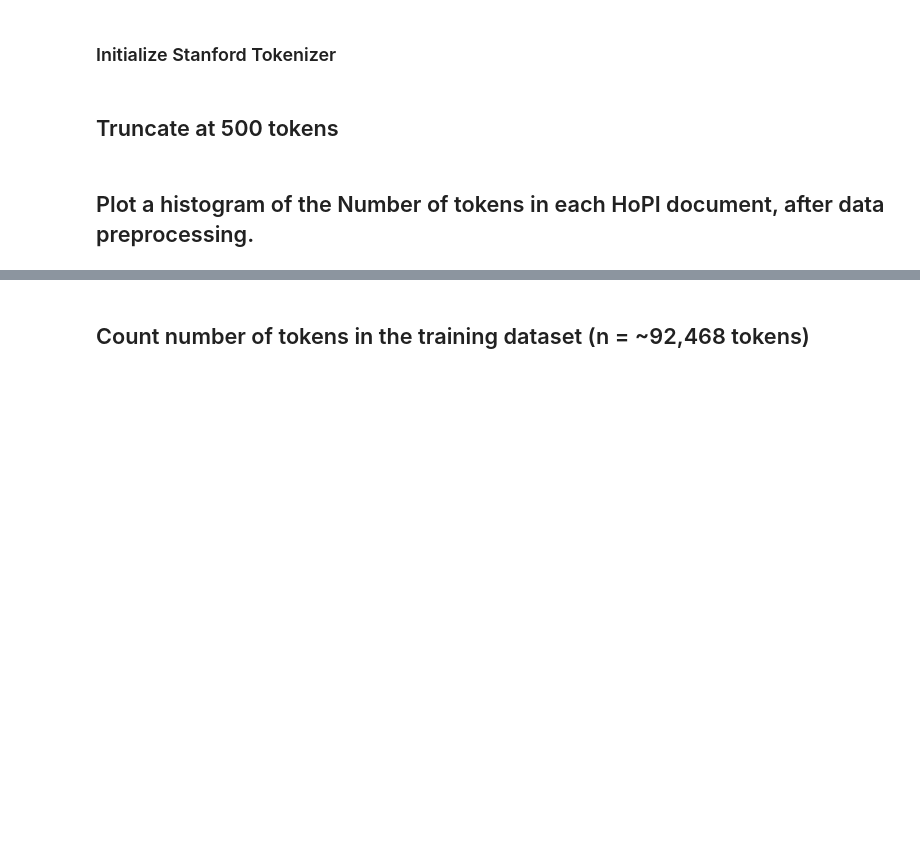
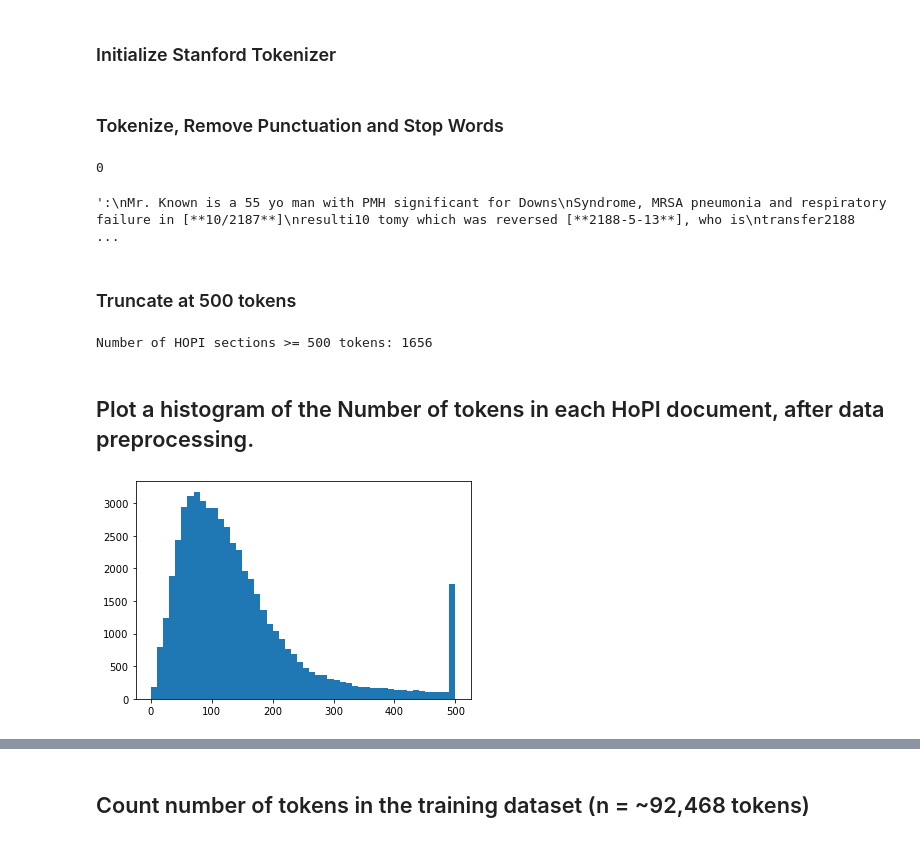
Before and after one commit to AshleyRoakes/CSE6250-Project, a Jupyter notebook: MIMIC Project.ipynb, the cells around one changed output, grey strips where cells are left out. Drawn from its saved outputs; the diff is of its cells as text; code cells hidden in the pictures; blank space fills up the shorter version.

```diff
--- a/MIMIC Project.ipynb
+++ b/MIMIC Project.ipynb
@@ -115,6 +118,3 @@ def process_notes(st):
     else:
         n = ''
     return n
-# %%
-df['HOPI'] = df["TEXT"].map(lambda t: process_notes(t))
-df = df[df['HOPI'] != ""]
@@ -122,10 +124,14 @@ df = df[df['HOPI'] != ""]
 ### Number of missing HOPI sections
 # %%
 # Detect history of present illness in text (n = 2641 records without HoPI data)
+df_hopi = df[df["HOPI"] != ""].reset_index()
+
 missing = df[df["HOPI"] == ""].reset_index()
 
 len(missing)
 
 # Should be 2641 records
 print("Notes without HOPI sections: " + str(len(missing)))
+
+df_hopi
 # %% [output]
@@ -168,6 +165,58 @@ df['tokens'] = df["HOPI"].map(lambda n: word_tokenize(n))
+# %% [markdown]
+### Tokenize, Remove Punctuation and Stop Words
+# %%
+# THIS CELL WILL BE REMOVED
+# For testing out other possible HOPI section headers
+
+#PREOPERATIVE DIAGNOSIS (n = 6)
+#ADMISSION DIAGNOSIS(es) (n = 38)(n = 45)
+#ADMITTING DIAGNOSES (n = 7)
+#HOSPITAL COURSE
+#REASON FOR ADMISSION
+
+ms = missing["TEXT"].map(lambda t: re.search("\nHISTORY:", t))
+m = missing[~ms.isna()].reset_index()
+
+cap = 138
+lw = 15
+lwlw = 12
+hpi = 2
+crs = 951
+print(len(m))
+#print(m["TEXT"][1])
+
+#missing["TEXT"].to_csv(root + "no hopi.csv"
+
+df["HOPI"][8]
+# %% [output]
+0
+':\nMr. Known is a 55 yo man with PMH significant for Downs\nSyndrome, MRSA pneumonia and respiratory failure in [**10/2187**]\nresulti10 tomy which was reversed [**2188-5-13**], who is\ntransfer2188  ...
+# %%
+# Remove punctuation, non-characters, etc.
+df_hopi["HOPI"] = df_hopi["HOPI"].apply(lambda x: re.sub('\[\*\*[^\]]*\*\*\]', '', x))
+df_hopi["HOPI"] = df_hopi["HOPI"].apply(lambda x: re.sub('<[^>]*>', '', x))
+df_hopi["HOPI"] = df_hopi["HOPI"].apply(lambda x: re.sub('[\W]+', ' ', x))
+df_hopi["HOPI"] = df_hopi["HOPI"].apply(lambda x: re.sub("\d+", " ", x))
+
+# Tokenize
+df_hopi['tokens'] = df_hopi["HOPI"].map(lambda n: word_tokenize(n))
 # %% [markdown]
-## Truncate at 500 tokens
+### Truncate at 500 tokens
 # %%
 # Truncate records with more than 500 tokes (n = 1143)
+count = df_hopi['tokens'].map(lambda c: len(np.unique(c)))
+
+df_hopi["trunc"] = df_hopi['tokens'].map(lambda c: np.unique(c)[0:500])
+
+print("Number of HOPI sections >= 500 tokens: " + str(len(df_hopi[count>=500])))
+# %% [output]
+Number of HOPI sections >= 500 tokens: 1656
 # %% [markdown]
 ## Plot a histogram of the Number of tokens in each HoPI document, after data preprocessing.
+# %%
+df_hopi["trunc_len"] = df_hopi['trunc'].map(lambda c: len(c))
+
+plt.hist(df_hopi["trunc_len"], np.arange(0, 501, 10))
+plt.show()
+# %% [output]
+[figure, added]
```
Also changed, not shown: parts of 13 cells of this notebook.
